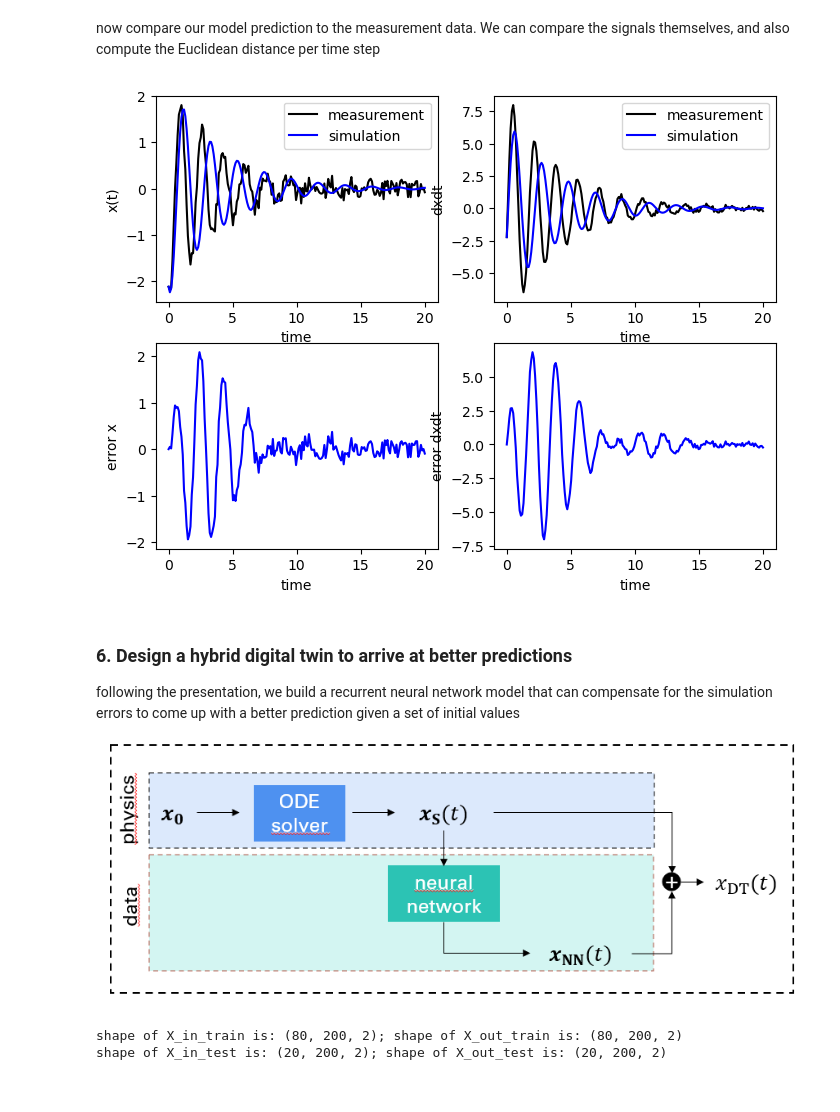
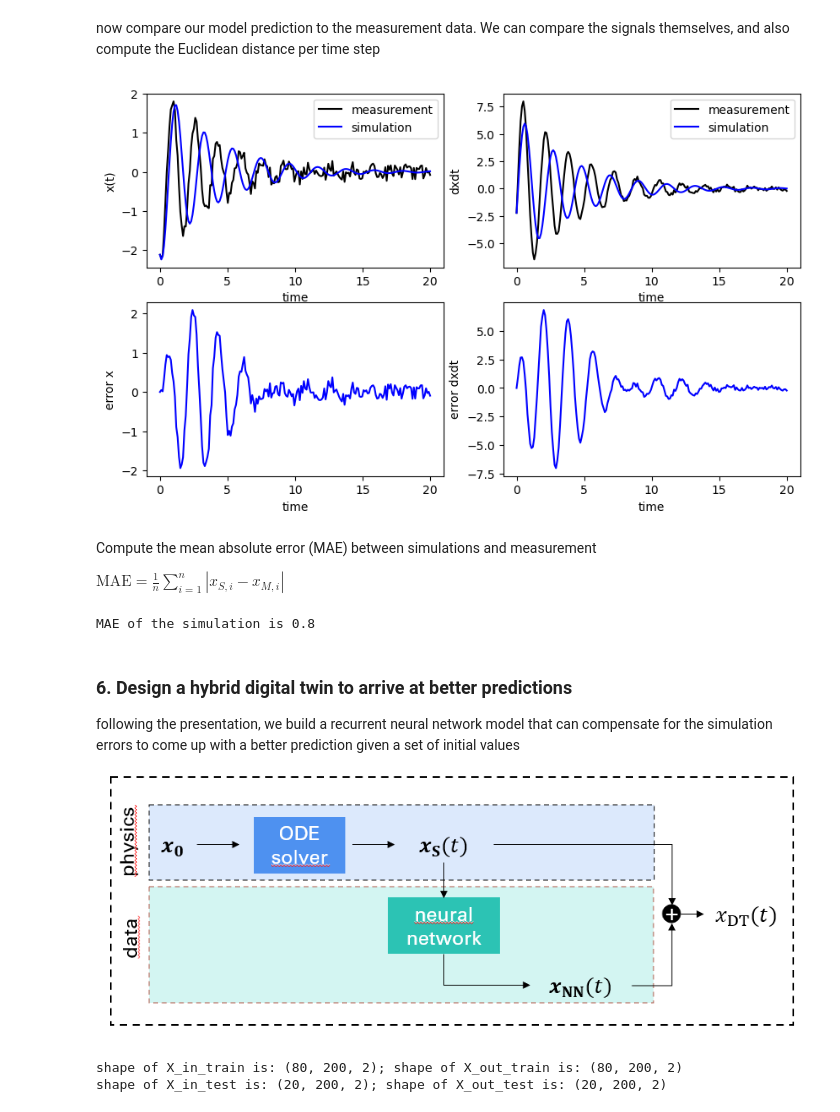
Before and after one commit to mertstend/DigitalTwin_Tutorial, a Jupyter notebook: digitalTwin_tutorial.ipynb, the cells around one changed output. Saved outputs shown, nothing was run; the diff lists cells and outputs as text; code cells hidden in the pictures.

Commit message:
Correction: MAE as error metric
bug fixing: replacing accuracy (for classification) with MAE (regression)

```diff
--- a/digitalTwin_tutorial.ipynb
+++ b/digitalTwin_tutorial.ipynb
@@ -102,37 +103,45 @@ time integration 99/100
 # %% [markdown]
 now compare our model prediction to the measurement data. We can compare the signals themselves, and also compute the Euclidean distance per time step
 # %%
-plt.figure(figsize=(8, 6), dpi=100)
+plt.figure(figsize=(10, 6), dpi=100)
 plt.subplot(2, 2, 1)
 plt.xlabel("time")
 plt.ylabel("x(t)")
 plt.plot(T, XM[0, :, 0], color='black')
 plt.plot(T, XS[0, :, 0], color='blue')
 plt.legend(['measurement', 'simulation'])
 
 plt.subplot(2, 2, 2)
 plt.xlabel("time")
 plt.ylabel("dxdt")
 plt.plot(T, XM[0, :, 1], color='black')
 plt.plot(T, XS[0, :, 1], color='blue')
 plt.legend(['measurement', 'simulation'])
 
 plt.subplot(2, 2, 3)
 plt.xlabel("time")
 plt.ylabel("error x")
 plt.plot(T, XM[0, :, 0] - XS[0, :, 0], color='blue')
 
 plt.subplot(2, 2, 4)
 plt.xlabel("time")
 plt.ylabel("error dxdt")
 plt.plot(T, XM[0, :, 1] - XS[0, :, 1], color='blue')
 plt.show()
 # %% [output]
-[figure, old version]
+[figure, new version]
+# %% [markdown]
+Compute the mean absolute error (MAE) between simulations and measurement
+
+$\mathrm{MAE} = \frac{1}{n} \sum_{i=1}^{n} \left| x_{S,i} - x_{M, i} \right|$
+# %%
+print('MAE of the simulation is ' + str(np.round(aux.get_mae(XS, XM), 2)))
+# %% [output]
+MAE of the simulation is 0.8
 # %% [markdown]
 ### 6. Design a hybrid digital twin to arrive at better predictions
 
 following the presentation, we build a recurrent neural network model that can compensate for the simulation errors to come up with a better prediction given a set of initial values
 
-![grafik.png](attachment:grafik.png)
+![concept_digital_twin.png](attachment:concept_digital_twin.png)
 # %%
```
Also changed, not shown: parts of 14 cells of this notebook, 1 other file.
